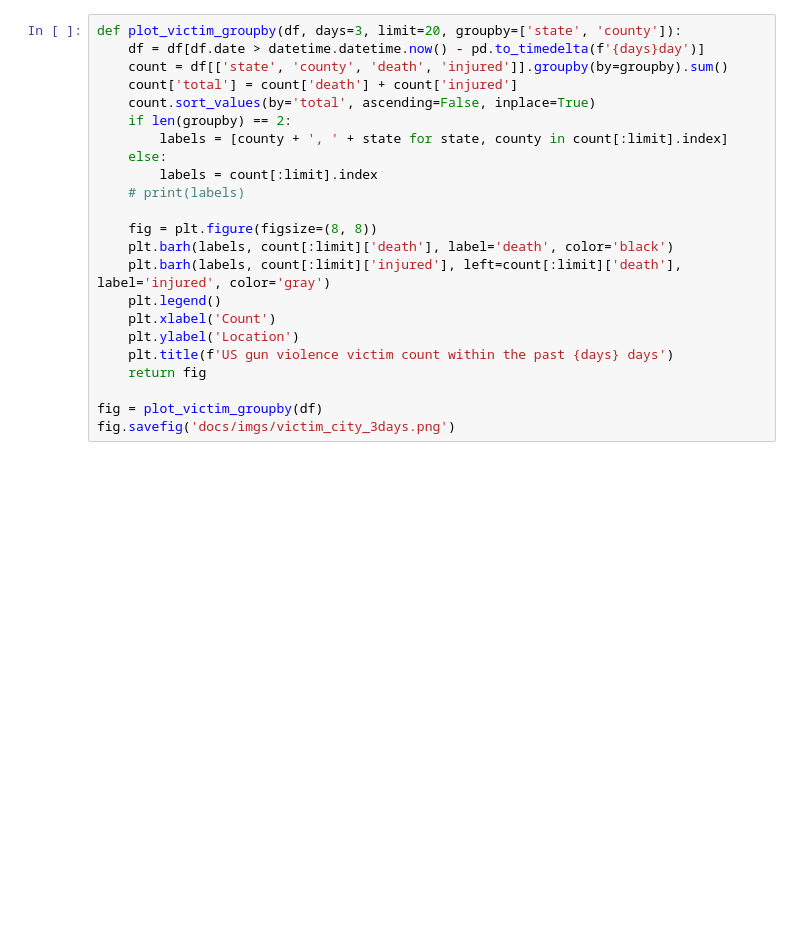
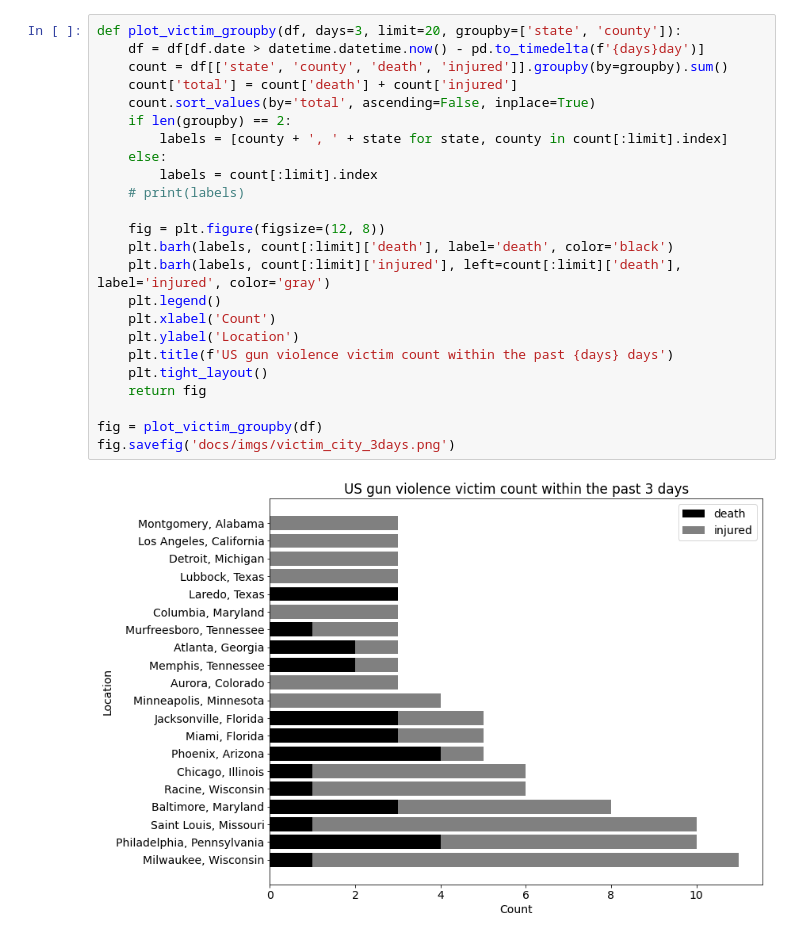
Before and after one commit to ch2ohch2oh/usgunviolence, a Jupyter notebook: plot.ipynb, the cells around one changed output. Cells and saved outputs as stored; diff of their text form; blank space fills up the shorter version.

Commit message:
Change figure size

```diff
--- a/plot.ipynb
+++ b/plot.ipynb
@@ -19,26 +34,29 @@ county_count.head()
 # %%
 def plot_victim_groupby(df, days=3, limit=20, groupby=['state', 'county']):
     df = df[df.date > datetime.datetime.now() - pd.to_timedelta(f'{days}day')]
     count = df[['state', 'county', 'death', 'injured']].groupby(by=groupby).sum()
     count['total'] = count['death'] + count['injured']
     count.sort_values(by='total', ascending=False, inplace=True)
     if len(groupby) == 2:
         labels = [county + ', ' + state for state, county in count[:limit].index]
     else:
         labels = count[:limit].index
     # print(labels)
 
-    fig = plt.figure(figsize=(8, 8))
+    fig = plt.figure(figsize=(12, 8))
     plt.barh(labels, count[:limit]['death'], label='death', color='black')
     plt.barh(labels, count[:limit]['injured'], left=count[:limit]['death'], label='injured', color='gray')
     plt.legend()
     plt.xlabel('Count')
     plt.ylabel('Location')
     plt.title(f'US gun violence victim count within the past {days} days')
+    plt.tight_layout()
     return fig
 
 fig = plot_victim_groupby(df)
 fig.savefig('docs/imgs/victim_city_3days.png')
+# %% [output]
+[figure, added]
 # %%
 fig = plot_victim_groupby(df, groupby=['state'])
 fig.savefig('docs/imgs/victim_state_3days.png')
```
Also changed, not shown: parts of 5 cells of this notebook, 3 other files.
